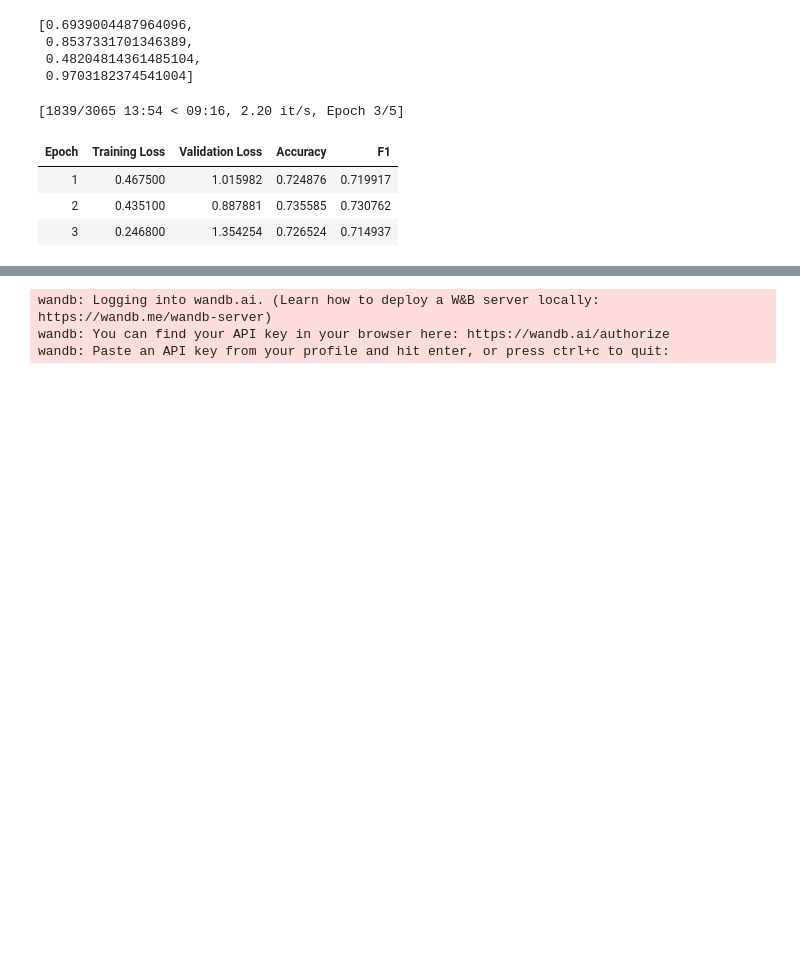
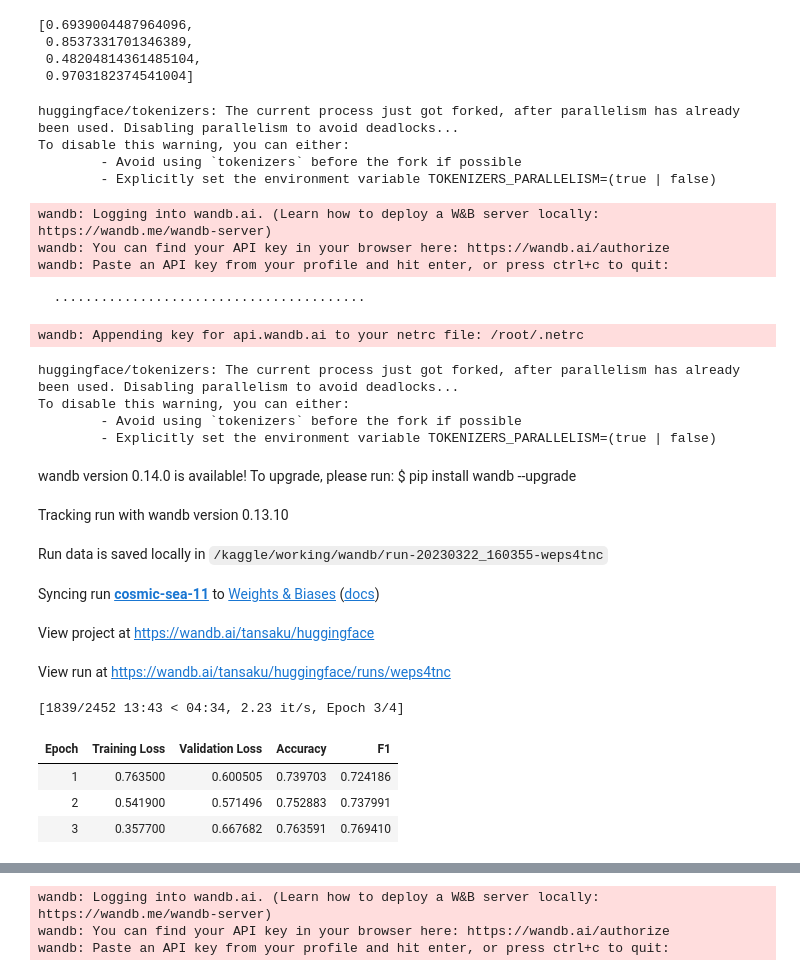
Before and after one commit to NeuroGrid/pubhealth, a Jupyter notebook: pubhealth-deeper.ipynb, the cells around one changed output, grey strips where cells are left out. Saved outputs shown, nothing was run; the diff lists cells and outputs as text; code cells hidden in the pictures; blank space fills up the shorter version.

Commit message:
Kaggle Notebook | pubhealth_deeper | Version 9

```diff
--- a/pubhealth-deeper.ipynb
+++ b/pubhealth-deeper.ipynb
@@ -111,3 +111,11 @@ from transformers import AutoTokenizer
 
 model_ckpt = 'distilbert-base-uncased'
 tokenizer = AutoTokenizer.from_pretrained(model_ckpt)
+# %%
+
+def new_column(example):
+    example["summary"] = f"SUBJECTS: {example['subjects']} - CLAIM: {example['claim']} - EXPLANATION: {example['explanation']}"
+    return example
+
+health_fact = health_fact.map(new_column)
+health_fact['train'][0]
@@ -114,6 +133,9 @@ tokenizer = AutoTokenizer.from_pretrained(model_ckpt)
 # %%
+# def tokenize(batch):
+#     return tokenizer(batch['explanation'], truncation=True, padding=True)
+
 def tokenize(batch):
-    return tokenizer(batch['explanation'], truncation=True, padding=True)
+    return tokenizer(batch['summary'], truncation=True, padding=True)
 # %%
 health_fact_encoded = health_fact.map(tokenize, batched=True, batch_size=None)
 # %%
@@ -270,7 +308,7 @@ batch_size = 16
 logging_steps = len(health_fact_encoded["train"]) // batch_size
 model_name = f"{model_ckpt}-finetuned-health-fact"
 training_args = TrainingArguments(output_dir=model_name,
-                                  num_train_epochs=5,
+                                  num_train_epochs=4,
                                   learning_rate=5e-5,
                                   per_device_train_batch_size=batch_size,
                                   per_device_eval_batch_size=batch_size,
@@ -331,27 +369,46 @@ weights
 # %%
 import gc
 gc.collect()
 torch.cuda.empty_cache()
 
 from transformers import Trainer
 from transformers import EarlyStoppingCallback
 
 class CustomEarlyStoppingCallback(EarlyStoppingCallback):
     def __init__(self, early_stopping_patience=3):
         super().__init__(early_stopping_patience=early_stopping_patience)
 
 early_stopping_callback = CustomEarlyStoppingCallback(early_stopping_patience=1)
 
-trainer = CustomTrainer(model=model, args=training_args,
+trainer = Trainer(model=model, args=training_args,
                   compute_metrics=compute_metrics,
                   train_dataset=health_fact_encoded["train"],
                   eval_dataset=health_fact_encoded["validation"],
                   tokenizer=tokenizer,
                   callbacks=[early_stopping_callback],)
 trainer.train();
 # %% [output]
-[1839/3065 13:54 < 09:16, 2.20 it/s, Epoch 3/5]
+huggingface/tokenizers: The current process just got forked, after parallelism has already been used. Disabling parallelism to avoid deadlocks...
+To disable this warning, you can either:
+        - Avoid using `tokenizers` before the fork if possible
+        - Explicitly set the environment variable TOKENIZERS_PARALLELISM=(true | false)
+wandb: Logging into wandb.ai. (Learn how to deploy a W&B server locally: https://wandb.me/wandb-server)
+wandb: You can find your API key in your browser here: https://wandb.ai/authorize
+wandb: Paste an API key from your profile and hit enter, or press ctrl+c to quit:
+  ········································
+wandb: Appending key for api.wandb.ai to your netrc file: /root/.netrc
+huggingface/tokenizers: The current process just got forked, after parallelism has already been used. Disabling parallelism to avoid deadlocks...
+To disable this warning, you can either:
+        - Avoid using `tokenizers` before the fork if possible
+        - Explicitly set the environment variable TOKENIZERS_PARALLELISM=(true | false)
+wandb version 0.14.0 is available! To upgrade, please run: $ pip install wandb --upgrade
+Tracking run with wandb version 0.13.10
+Run data is saved locally in /kaggle/working/wandb/run-20230322_160355-weps4tnc
+Syncing run cosmic-sea-11 to Weights & Biases (docs)
+View project at https://wandb.ai/tansaku/huggingface
+View run at https://wandb.ai/tansaku/huggingface/runs/weps4tnc
+[1839/2452 13:43 < 04:34, 2.23 it/s, Epoch 3/4]
 | Epoch | Training Loss | Validation Loss | Accuracy | F1 |
-| 1 | 0.467500 | 1.015982 | 0.724876 | 0.719917 |
-| 2 | 0.435100 | 0.887881 | 0.735585 | 0.730762 |
-| 3 | 0.246800 | 1.354254 | 0.726524 | 0.714937 |
+| 1 | 0.763500 | 0.600505 | 0.739703 | 0.724186 |
+| 2 | 0.541900 | 0.571496 | 0.752883 | 0.737991 |
+| 3 | 0.357700 | 0.667682 | 0.763591 | 0.769410 |
```
Also changed, not shown: parts of 21 cells of this notebook.
